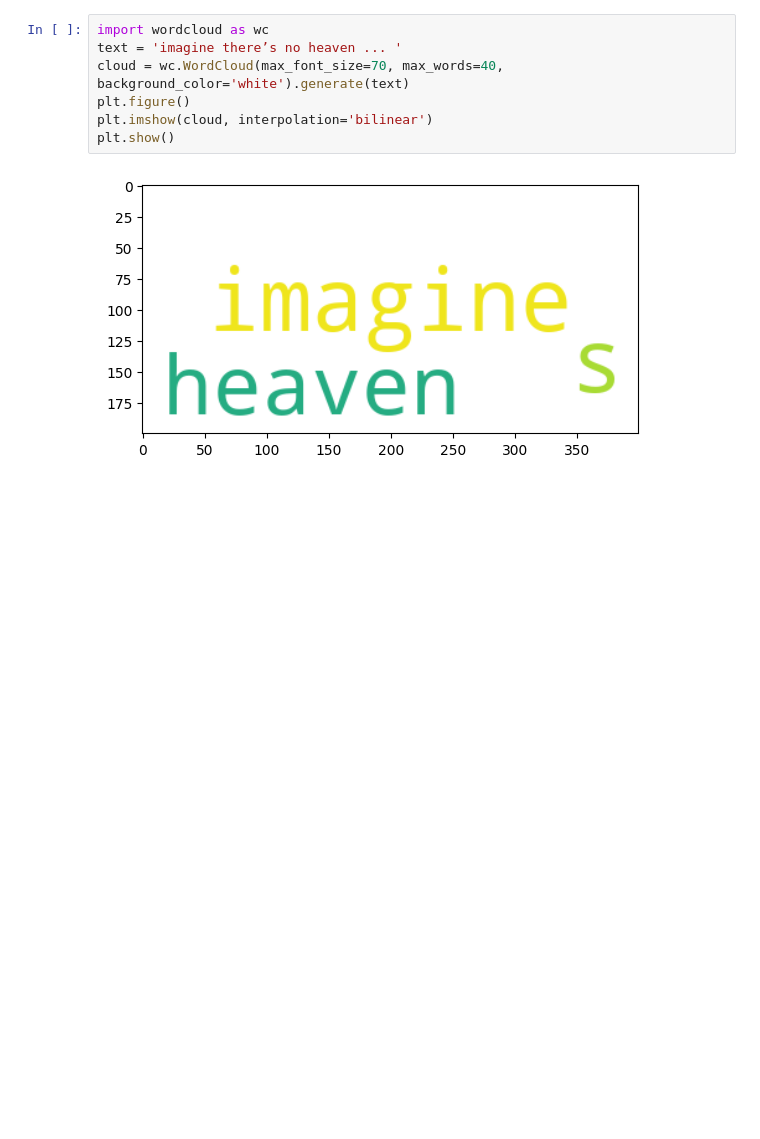
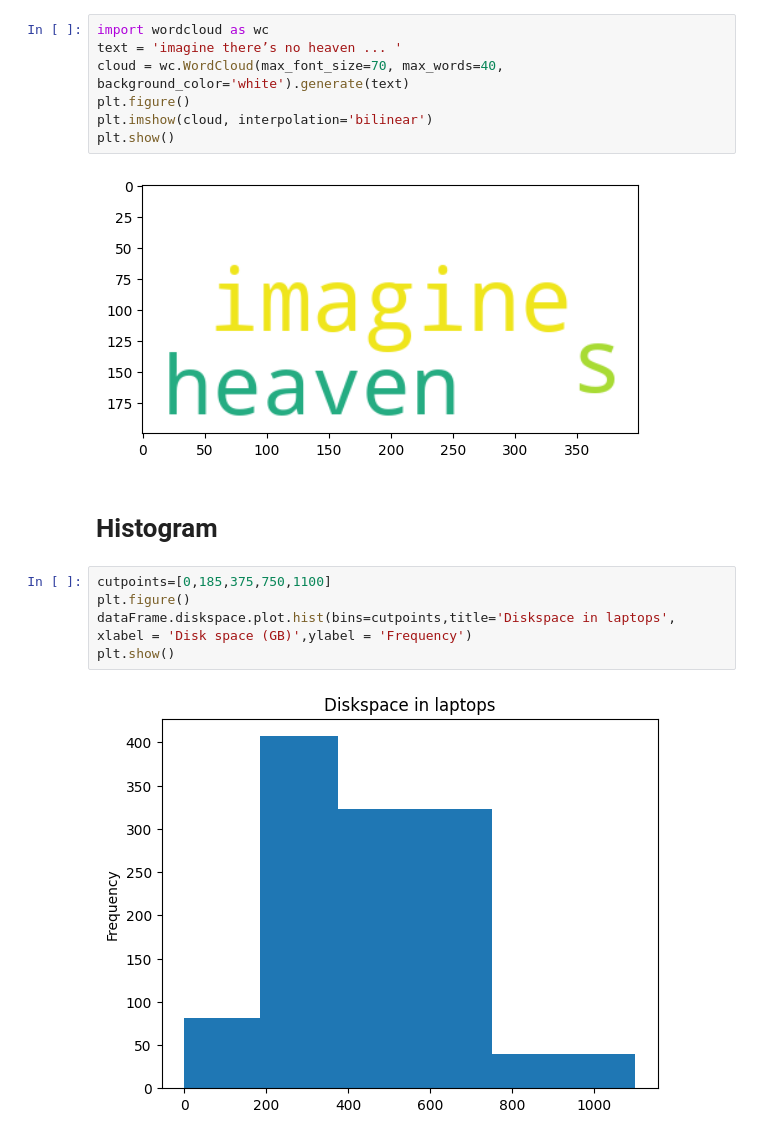
Before and after one commit to DUCU1/DataAndAI, a Jupyter notebook: Code/Functions/Comanezi.ipynb, the cells around one changed output. Drawn from its saved outputs; the diff is of its cells as text; blank space fills up the shorter version.

Commit message:
Data Folder

```diff
--- a/Code/Functions/Comanezi.ipynb
+++ b/Code/Functions/Comanezi.ipynb
@@ -149,3 +149,12 @@ plt.imshow(cloud, interpolation='bilinear')
 plt.show()
 # %% [output]
 [figure]
+# %% [markdown]
+# Histogram
+# %%
+cutpoints=[0,185,375,750,1100]
+plt.figure()
+dataFrame.diskspace.plot.hist(bins=cutpoints,title='Diskspace in laptops', xlabel = 'Disk space (GB)',ylabel = 'Frequency')
+plt.show()
+# %% [output]
+[figure, added]
```
Also changed, not shown: parts of 2 cells of this notebook, 2 other files.
